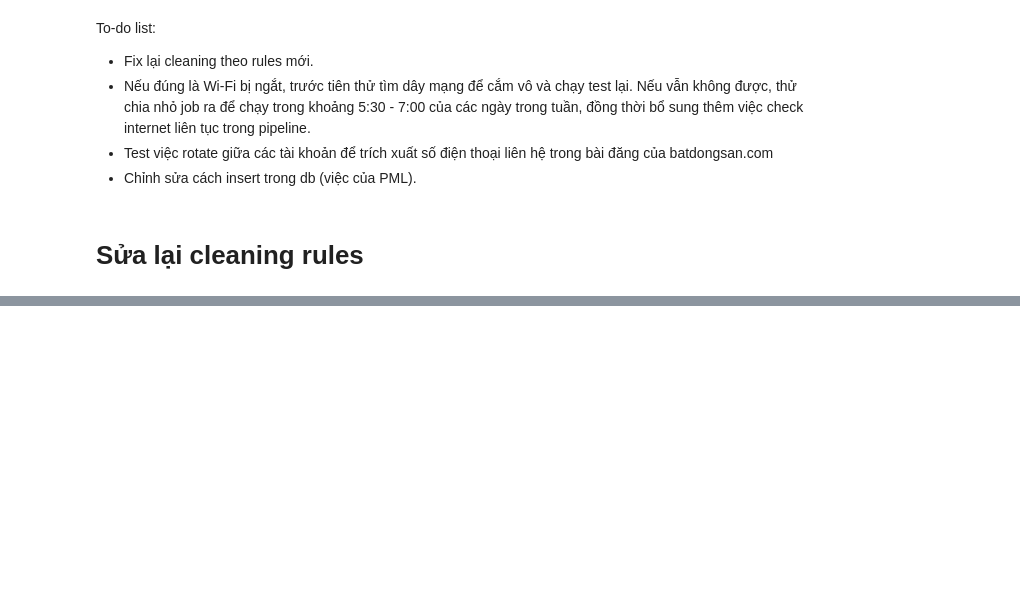
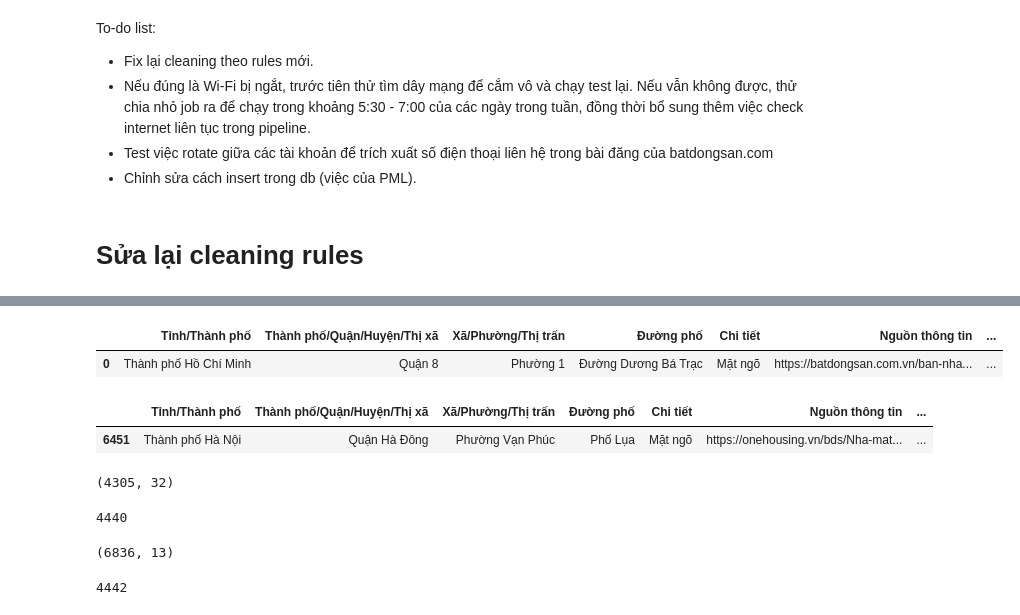
Before and after one commit to PhamMaiLinh-2403/estates-app, a Jupyter notebook: test.ipynb, the cells around one changed output, grey strips where cells are left out. Drawn from its saved outputs; the diff is of its cells as text; code cells hidden in the pictures; blank space fills up the shorter version.

```diff
--- a/test.ipynb
+++ b/test.ipynb
@@ -488,3 +498,8 @@ def extract_construction_area(row):
             return land_area
 
         return None
+# %%
+cleaned.head(1)
+# %% [output]
+|  | Tỉnh/Thành phố | Thành phố/Quận/Huyện/Thị xã | Xã/Phường/Thị trấn | Đường phố | Chi tiết | Nguồn thông tin | ... |
+| 0 | Thành phố Hồ Chí Minh | Quận 8 | Phường 1 | Đường Dương Bá Trạc | Mặt ngõ | https://batdongsan.com.vn/ban-nha... | ... |
@@ -490,0 +508,21 @@ def extract_construction_area(row):
+# %%
+onehousing.head(1)
+# %% [output]
+|  | Tỉnh/Thành phố | Thành phố/Quận/Huyện/Thị xã | Xã/Phường/Thị trấn | Đường phố | Chi tiết | Nguồn thông tin | ... |
+| 6451 | Thành phố Hà Nội | Quận Hà Đông | Phường Vạn Phúc | Phố Lụa | Mặt ngõ | https://onehousing.vn/bds/Nha-mat... | ... |
+# %%
+onehousing.shape
+# %% [output]
+(4305, 32)
+# %%
+onehousing_raw["property_description"].str.contains("độ rộng ngõ tiếp giáp", case=False).sum()
+# %% [output]
+4440
+# %%
+onehousing_raw.shape
+# %% [output]
+(6836, 13)
+# %%
+onehousing_raw["listing_title"].str.contains("mặt ngõ", case=False).sum()
+# %% [output]
+4442
```
Also changed, not shown: parts of 18 cells of this notebook, 2 other files.
